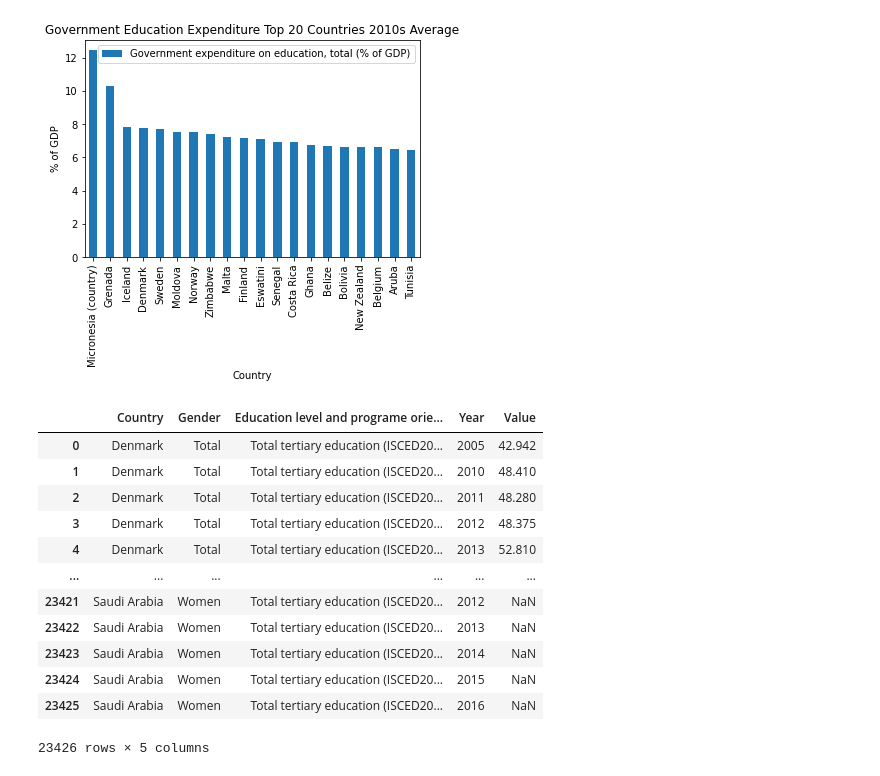
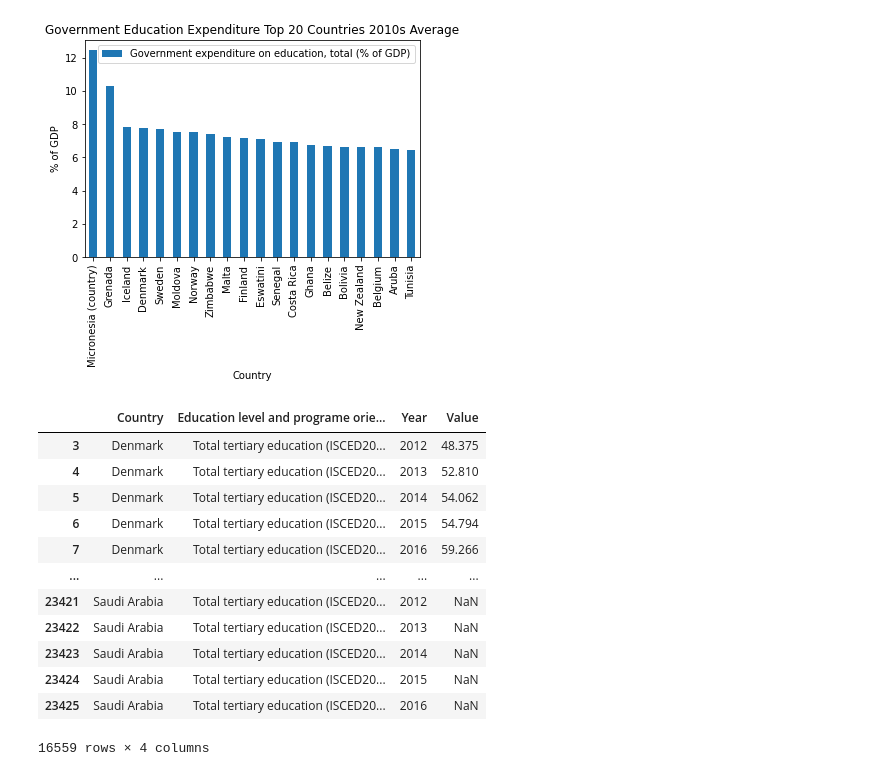
Before and after one commit to pamhinostroza/Project_1, a Jupyter notebook: Project_Main.ipynb, the cells around one changed output. Cells and saved outputs as stored; diff of their text form; code cells hidden in the pictures.

```diff
--- a/Project_Main.ipynb
+++ b/Project_Main.ipynb
@@ -155,19 +139,21 @@ plt.savefig("Output/top_20_expenditure.png")
 # %% [output]
 [figure]
 # %%
-ed_grad=ed_grad.drop(['COUNTRY', 'SEX','Age','AGE', 'COUNTRY_ORIGIN', 'International students exclusion', 'ISC11_LEVEL_CAT', 'INDICATOR', 'Indicator', 'YEAR', 'Flag Codes','Flags'], axis=1)
-ed_grad
+ed_grad=ed_grad.drop(['COUNTRY','Gender', 'SEX','Age','AGE', 'COUNTRY_ORIGIN', 'International students exclusion', 'ISC11_LEVEL_CAT', 'INDICATOR', 'Indicator', 'YEAR', 'Flag Codes','Flags'], axis=1)
-# %% [output]
-|  | Country | Gender | Education level and programe orie... | Year | Value |
-| 0 | Denmark | Total | Total tertiary education (ISCED20... | 2005 | 42.942 |
-| 1 | Denmark | Total | Total tertiary education (ISCED20... | 2010 | 48.410 |
-| 2 | Denmark | Total | Total tertiary education (ISCED20... | 2011 | 48.280 |
-| 3 | Denmark | Total | Total tertiary education (ISCED20... | 2012 | 48.375 |
-| 4 | Denmark | Total | Total tertiary education (ISCED20... | 2013 | 52.810 |
-| ... | ... | ... | ... | ... | ... |
-| 23421 | Saudi Arabia | Women | Total tertiary education (ISCED20... | 2012 | NaN |
-| 23422 | Saudi Arabia | Women | Total tertiary education (ISCED20... | 2013 | NaN |
-| 23423 | Saudi Arabia | Women | Total tertiary education (ISCED20... | 2014 | NaN |
-| 23424 | Saudi Arabia | Women | Total tertiary education (ISCED20... | 2015 | NaN |
-| 23425 | Saudi Arabia | Women | Total tertiary education (ISCED20... | 2016 | NaN |
-23426 rows × 5 columns
+# %%
+ed_grad=ed_grad.loc[ed_grad['Year']>=2012]
+ed_grad
+# %% [output]
+|  | Country | Education level and programe orie... | Year | Value |
+| 3 | Denmark | Total tertiary education (ISCED20... | 2012 | 48.375 |
+| 4 | Denmark | Total tertiary education (ISCED20... | 2013 | 52.810 |
+| 5 | Denmark | Total tertiary education (ISCED20... | 2014 | 54.062 |
+| 6 | Denmark | Total tertiary education (ISCED20... | 2015 | 54.794 |
+| 7 | Denmark | Total tertiary education (ISCED20... | 2016 | 59.266 |
+| ... | ... | ... | ... | ... |
+| 23421 | Saudi Arabia | Total tertiary education (ISCED20... | 2012 | NaN |
+| 23422 | Saudi Arabia | Total tertiary education (ISCED20... | 2013 | NaN |
+| 23423 | Saudi Arabia | Total tertiary education (ISCED20... | 2014 | NaN |
+| 23424 | Saudi Arabia | Total tertiary education (ISCED20... | 2015 | NaN |
+| 23425 | Saudi Arabia | Total tertiary education (ISCED20... | 2016 | NaN |
+16559 rows × 4 columns
```
Also changed, not shown: parts of 3 cells of this notebook.
